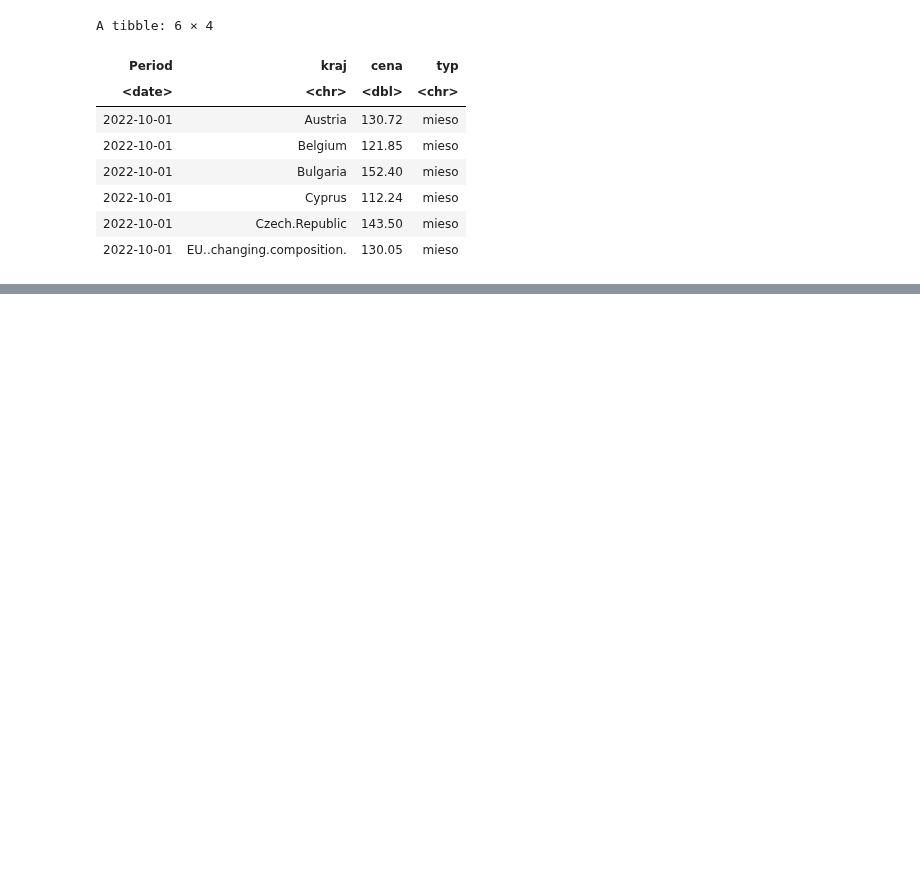
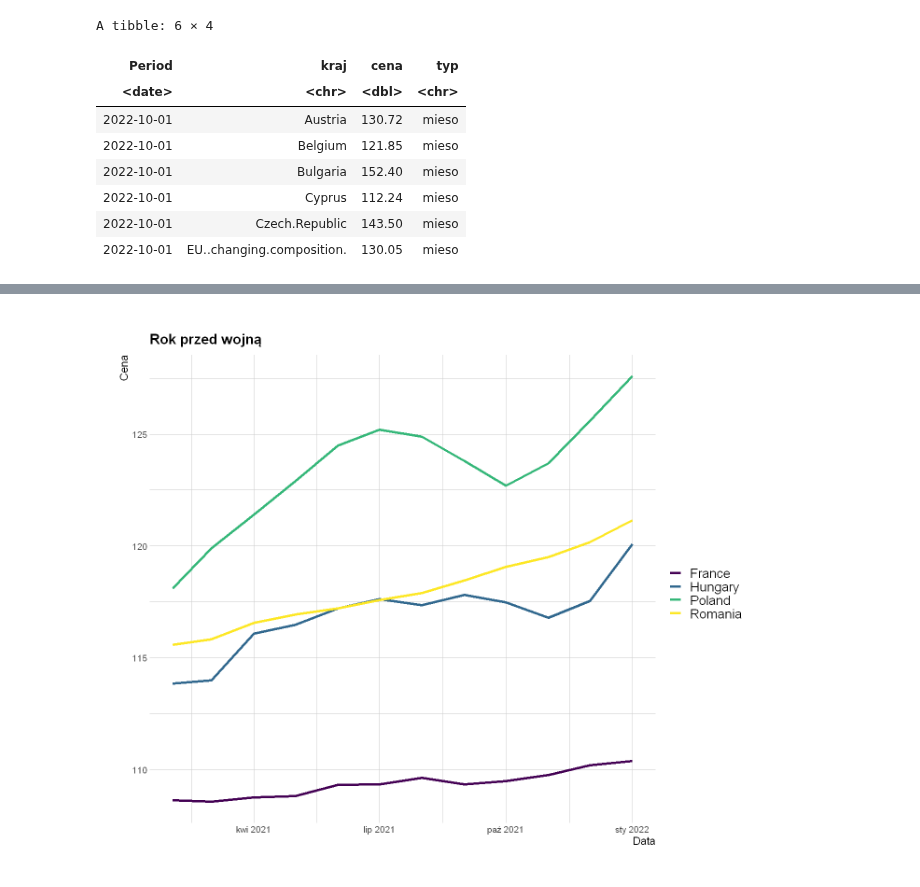
Before and after one commit to AdamixD/SAD_Projekt_1, a Jupyter notebook: Problem2.ipynb, the cells around one changed output, grey strips where cells are left out. Saved outputs shown, nothing was run; the diff lists cells and outputs as text; code cells hidden in the pictures; blank space fills up the shorter version.

```diff
--- a/Problem2.ipynb
+++ b/Problem2.ipynb
@@ -146,0 +175,4 @@ plot(before_pandemic_data, "Cały okres", countries, c('mieso'))
+# %%
+plot(before_war_data, "Rok przed wojną", countries, c('mieso'))
+# %% [output]
+[figure, added]
```
Also changed, not shown: parts of 7 cells of this notebook.
